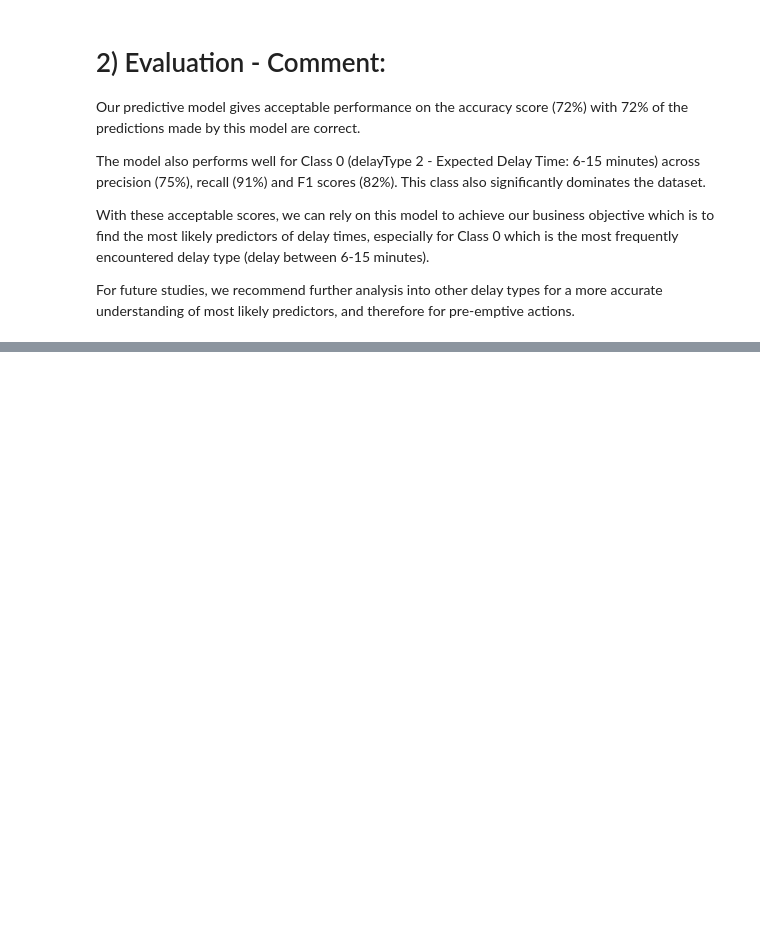
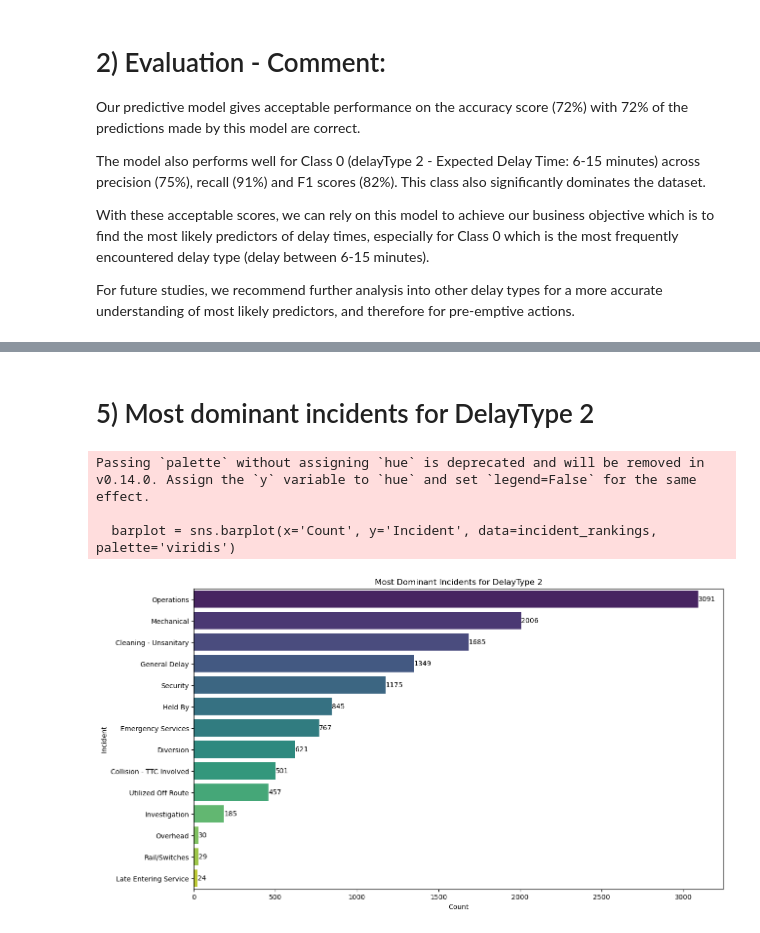
Before and after one commit to lee-data/TTC-streetcar-delay, a Jupyter notebook: src/team24main - Jay & Ly.ipynb, the cells around one changed output, grey strips where cells are left out. Drawn from its saved outputs; the diff is of its cells as text; code cells hidden in the pictures; blank space fills up the shorter version.

```diff
--- a/src/team24main - Jay & Ly.ipynb
+++ b/src/team24main - Jay & Ly.ipynb
@@ -688,0 +822,31 @@ For future studies, we recommend further analysis into other delay types for a m
+# %% [markdown]
+# 5) Most dominant incidents for DelayType 2
+# %%
+import pandas as pd
+import matplotlib.pyplot as plt
+import seaborn as sns
+# Assuming df_cleaned is your DataFrame
+# Filter the DataFrame for delayType 2
+delayType_2 = df_cleaned[df_cleaned['delayType'] == 2]
+# Group by 'incident' and count the occurrences
+incident_counts = delayType_2['incident'].value_counts()
+# Create a DataFrame for better visualization
+incident_rankings = incident_counts.reset_index()
+incident_rankings.columns = ['Incident', 'Count']
+# Sort the DataFrame by count in descending order
+incident_rankings = incident_rankings.sort_values(by='Count', ascending=False)
+# Plotting the bar plot
+plt.figure(figsize=(14, 8))
+barplot = sns.barplot(x='Count', y='Incident', data=incident_rankings, palette='viridis')
+# Annotate the bar plot with the count values
+for index, value in enumerate(incident_rankings['Count']):
+    barplot.text(value, index, str(value), color='black', ha="left", va='center')
+plt.title('Most Dominant Incidents for DelayType 2')
+plt.xlabel('Count')
+plt.ylabel('Incident')
+plt.show()
+# %% [output]
+Passing `palette` without assigning `hue` is deprecated and will be removed in v0.14.0. Assign the `y` variable to `hue` and set `legend=False` for the same effect.
+
+  barplot = sns.barplot(x='Count', y='Incident', data=incident_rankings, palette='viridis')
+[figure, added]
```
Also changed, not shown: parts of 19 cells of this notebook.
